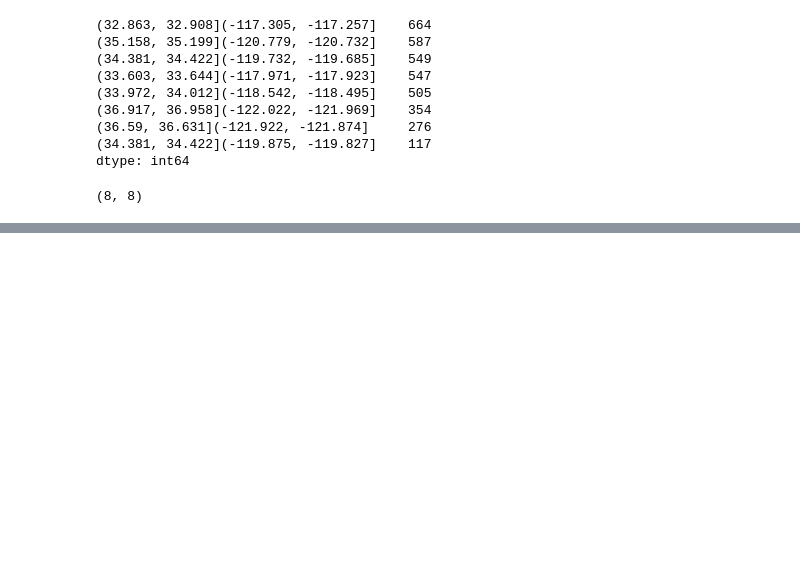
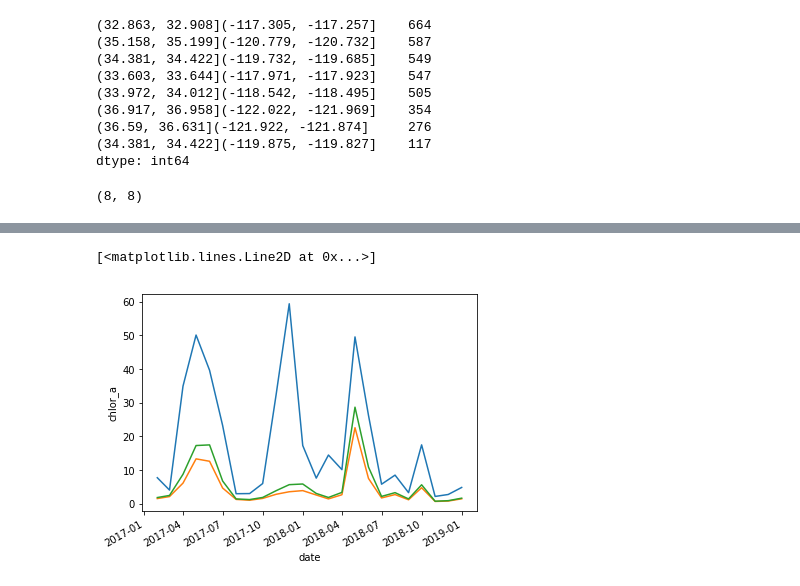
Before and after one commit to Guitlle/Marea-Roja-en-Guatemala, a Jupyter notebook: explorar-datos/SCOOS_explore_data.ipynb, the cells around one changed output, grey strips where cells are left out. Drawn from its saved outputs; the diff is of its cells as text; code cells hidden in the pictures; blank space fills up the shorter version.

```diff
--- a/explorar-datos/SCOOS_explore_data.ipynb
+++ b/explorar-datos/SCOOS_explore_data.ipynb
@@ -6,3 +7,6 @@ from matplotlib import pyplot as plt
 %matplotlib inline
+# %%
+mlp.rcParams["figure.facecolor"] = "white"
+mlp.rcParams["axes.facecolor"] = "white"
 # %%
 scoos = pd.read_csv("../data/SCOOS_Harmful_Algal_Blooms_1916-2019.csv", skiprows= 7, encoding="latin-1")
@@ -71,0 +154,31 @@ array(['33.6061,-117.9311', '34.408,-119.685',
+# %%
+def processTimeseries(xa):
+    resample = xa.resample(date='1M')
+    monthlymeans = resample.reduce(np.nanmean, dim="date")
+
+    monthlystd = resample.reduce(np.nanstd, dim="date")
+    monthlyn = resample.reduce(countNotNas, dim="date")
+    stderr = 2* monthlystd / np.sqrt(monthlyn)
+
+    return resample, monthlystd, monthlyn, stderr
+
+def plotTimeseries(lat,lon, color, label, xa = None, monthlymeans = None, stderr = None, plotPoints = True):
+    if xa is not None and monthlymeans is None:
+        print("Processing input array")
+        resample, monthlymeans, monthlyn, stderr = processTimeseries(xa)
+
+    x = monthlymeans.indexes["date"]
+    y = monthlymeans.sel(lat = lat, lon=lon, method="nearest").values
+    err = stderr.sel(lat = lat, lon=lon, method="nearest").values
+
+    if plotPoints:
+        plt.plot(xa.date.values, xa.sel(lat = lat, lon=lon, method="nearest").values, marker="o", color=color, alpha=0.2)
+
+    plt.plot(x, monthlymeans.sel(lat = lat, lon=lon, method="nearest").values, marker="o", color=color, label=label)
+    plt.fill_between(x, y+err, y-err, color=color, alpha=0.2)
+
+    plt.xticks(x, x.map(lambda x: x.year *100 + x.month), rotation=90)
+    plt.xlabel("Fecha")
+
+def countNotNas(d,axis):
+    return np.sum(np.isnan(d)==False, axis=axis)
@@ -71,0 +212,4 @@ array(['33.6061,-117.9311', '34.408,-119.685',
+# %%
+monthAmax = x.reduce(np.nanmax)
+monthAste = 2* x.reduce(np.nanstd) / np.sqrt(x.reduce(countNotNas, dim="date").groupby("date").sum(skipna="True"))
+monthAmean = x.reduce(np.nanmean)
@@ -71,0 +226,7 @@ array(['33.6061,-117.9311', '34.408,-119.685',
+# %%
+monthAmax.plot()
+monthAmean.plot()
+(monthAste + monthAmean).plot()
+# %% [output]
+[<matplotlib.lines.Line2D at 0x...>]
+[figure, added]
```
Also changed, not shown: parts of 29 cells of this notebook, 1 other file.
